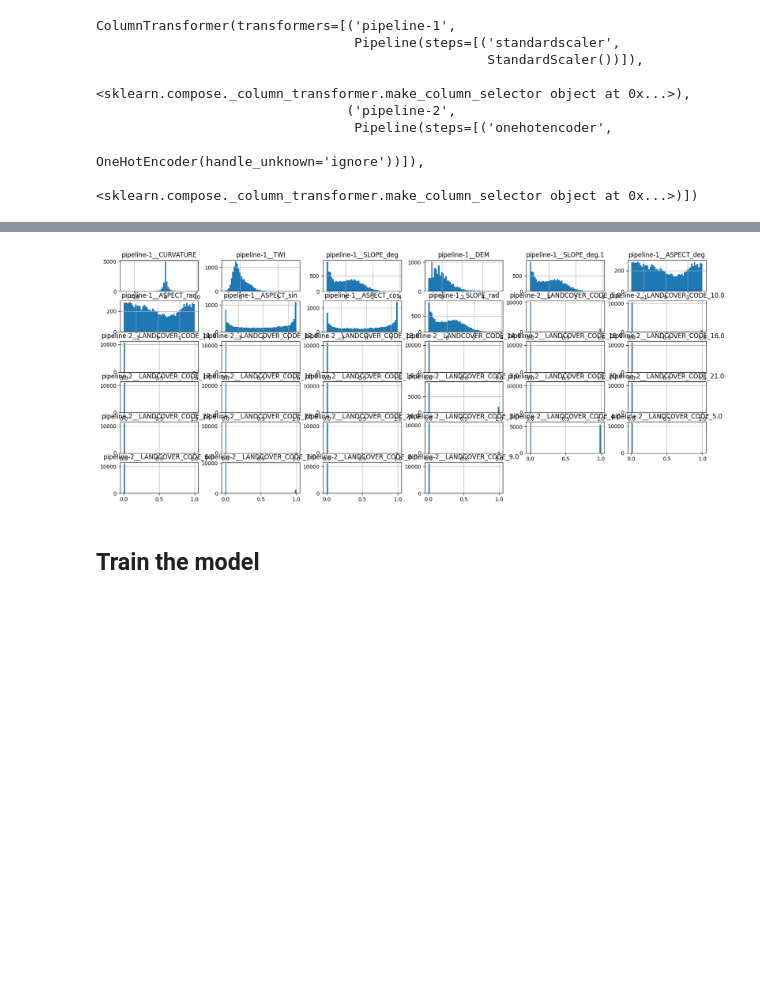
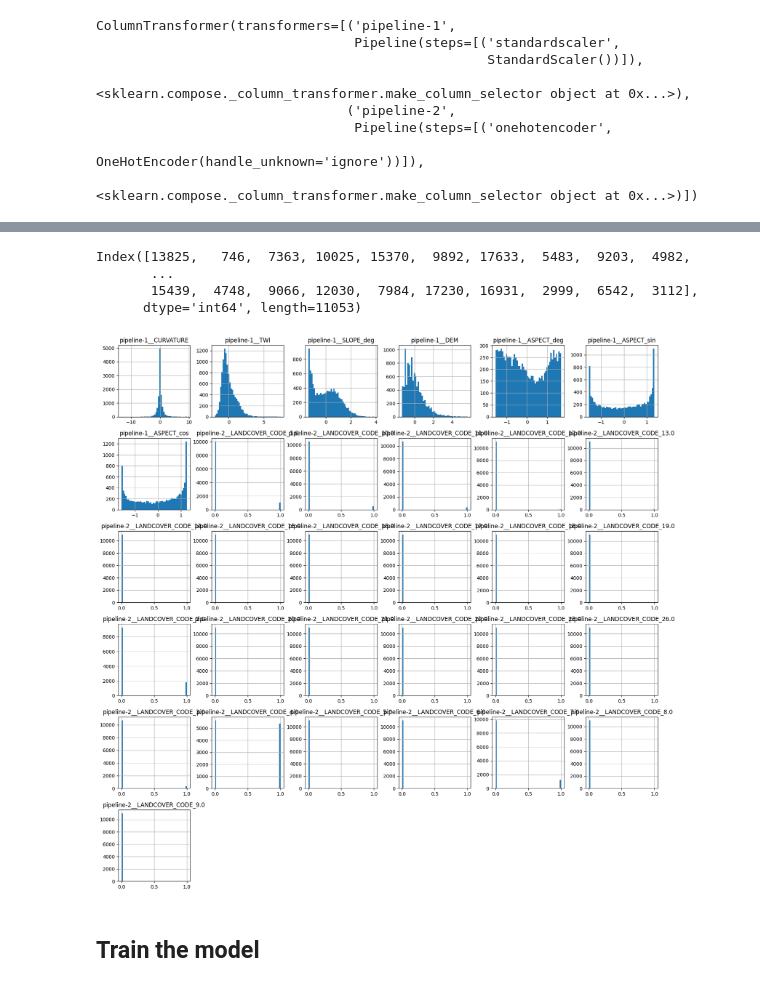
Before and after one commit to sisn749/Landslide_Susceptibility_GEOG761, a Jupyter notebook: 3_DNN.ipynb, the cells around one changed output, grey strips where cells are left out. Cells and saved outputs as stored; diff of their text form; code cells hidden in the pictures; blank space fills up the shorter version.

```diff
--- a/3_DNN.ipynb
+++ b/3_DNN.ipynb
@@ -104,13 +132,20 @@ X_test_prepared = preprocessing.transform(X_test)
+# %%
+X_train.index
+# %% [output]
+Index([13825,   746,  7363, 10025, 15370,  9892, 17633,  5483,  9203,  4982,
+       ...
+       15439,  4748,  9066, 12030,  7984, 17230, 16931,  2999,  6542,  3112],
+      dtype='int64', length=11053)
 # %%
 # (Optional) Display the transformed training data
-df_prepared = pd.DataFrame(X_train_prepared,
+df_prepared = pd.DataFrame(X_train_prepared.toarray(),
                            columns=preprocessing.get_feature_names_out(),
                            index=X_train.index)
 
-df_prepared.hist(bins=50, figsize=(20, 8))
+df_prepared.hist(bins=50, figsize=(20, 20))
 plt.show()
 # %% [output]
-[figure, old version]
+[figure, new version]
 # %% [markdown]
 ## Train the model
 # %%
```
Also changed, not shown: parts of 13 cells of this notebook, 2 other files.
